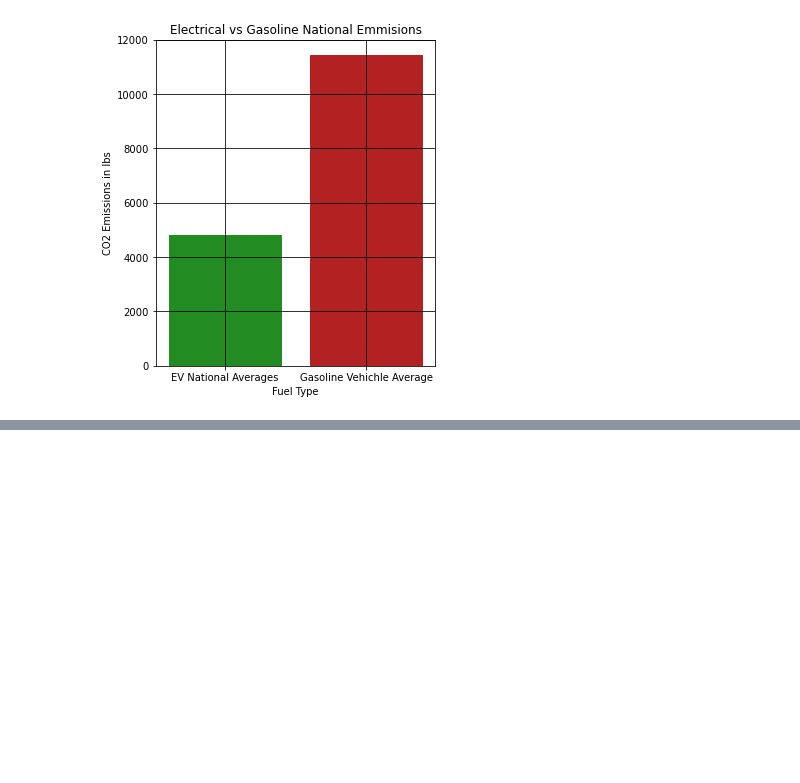
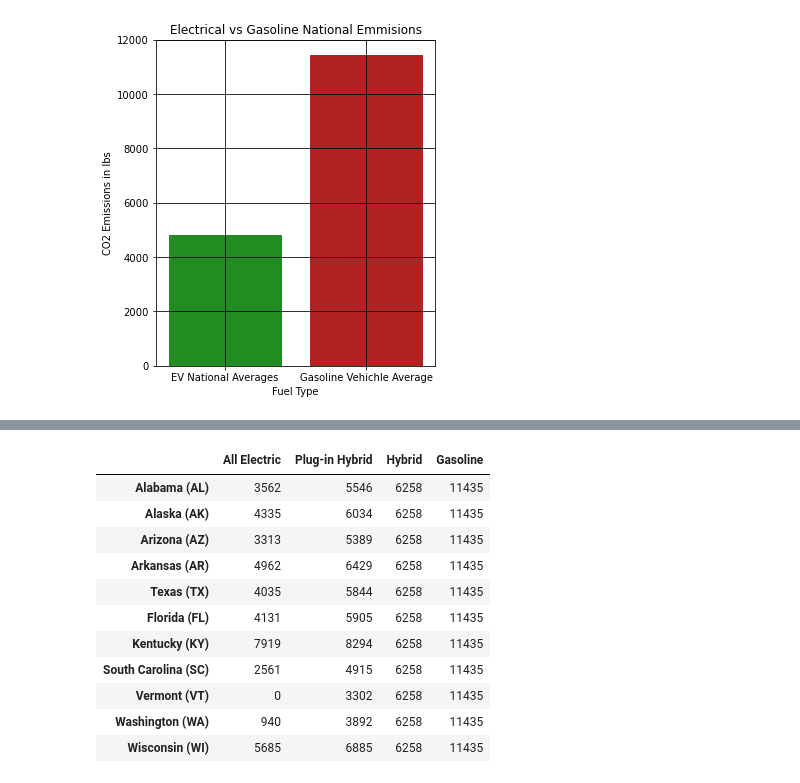
Before and after one commit to nhle95/Project1_group4, a Jupyter notebook: Well To Wheel Emissions by State.ipynb, the cells around one changed output, grey strips where cells are left out. Cells and saved outputs as stored; diff of their text form; code cells hidden in the pictures; blank space fills up the shorter version.

```diff
--- a/Well To Wheel Emissions by State.ipynb
+++ b/Well To Wheel Emissions by State.ipynb
@@ -123,0 +190,12 @@ plt.show()
+# %%
+AnnualEmissionsperVehicle={'Alabama (AL)':   {'All Electric':3562, "Plug-in Hybrid":5546,'Hybrid':6258,'Gasoline':11435},
+                           'Alaska (AK)':    {'All Electric':4335, "Plug-in Hybrid":6034,'Hybrid':6258,'Gasoline':11435},
+                           'Arizona (AZ)':   {'All Electric':3313, "Plug-in Hybrid":5389,'Hybrid':6258,'Gasoline':11435},
+                           'Arkansas (AR)':  {'All Electric':4962, "Plug-in Hybrid":6429,'Hybrid':6258,'Gasoline':11435},
+                           'Texas (TX)' :    {'All Electric':4035, "Plug-in Hybrid":5844,'Hybrid':6258,'Gasoline':11435},
+                           'Florida (FL)':   {'All Electric':4131, "Plug-in Hybrid":5905,'Hybrid':6258,'Gasoline':11435},
+                           'Kentucky (KY)':  {'All Electric':7919, "Plug-in Hybrid":8294,'Hybrid':6258,'Gasoline':11435},
+                           'South Carolina (SC)':{'All Electric':2561, "Plug-in Hybrid":4915,'Hybrid':6258,'Gasoline':11435},
+                           'Vermont (VT)' :  {'All Electric':0,    "Plug-in Hybrid":3302,'Hybrid':6258,'Gasoline':11435},
+                           'Washington (WA)':{'All Electric':940,  "Plug-in Hybrid":3892,'Hybrid':6258,'Gasoline':11435},
+                           'Wisconsin (WI)' :{'All Electric':5685,  "Plug-in Hybrid":6885,'Hybrid':6258,'Gasoline':11435}}
@@ -123,0 +215,16 @@ plt.show()
+# %%
+EmissonsPerVehicle=pd.DataFrame(AnnualEmissionsperVehicle)
+EmissonsPerVehicle.T
+# %% [output]
+|  | All Electric | Plug-in Hybrid | Hybrid | Gasoline |
+| Alabama (AL) | 3562 | 5546 | 6258 | 11435 |
+| Alaska (AK) | 4335 | 6034 | 6258 | 11435 |
+| Arizona (AZ) | 3313 | 5389 | 6258 | 11435 |
+| Arkansas (AR) | 4962 | 6429 | 6258 | 11435 |
+| Texas (TX) | 4035 | 5844 | 6258 | 11435 |
+| Florida (FL) | 4131 | 5905 | 6258 | 11435 |
+| Kentucky (KY) | 7919 | 8294 | 6258 | 11435 |
+| South Carolina (SC) | 2561 | 4915 | 6258 | 11435 |
+| Vermont (VT) | 0 | 3302 | 6258 | 11435 |
+| Washington (WA) | 940 | 3892 | 6258 | 11435 |
+| Wisconsin (WI) | 5685 | 6885 | 6258 | 11435 |
```
Also changed, not shown: parts of 3 cells of this notebook.
